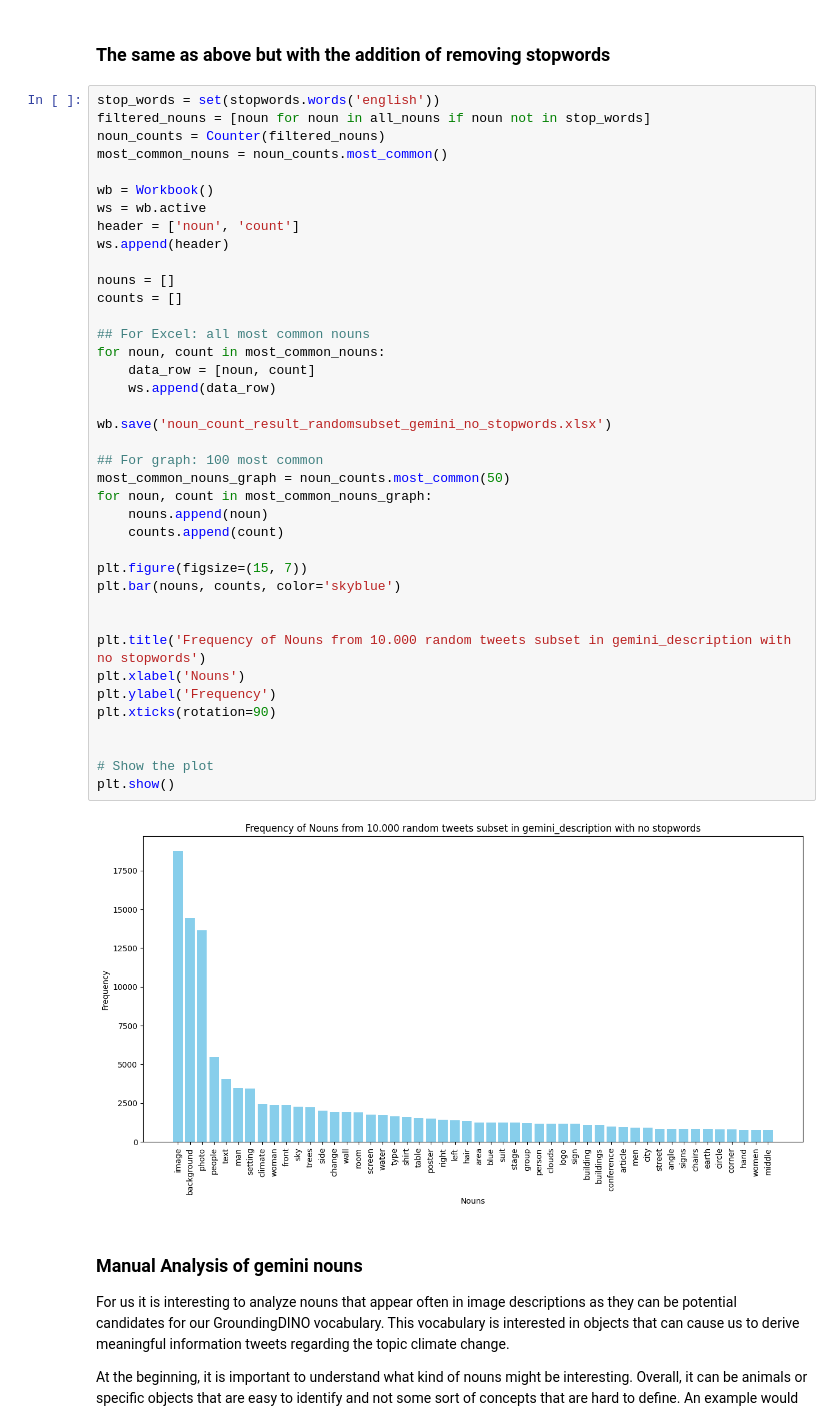
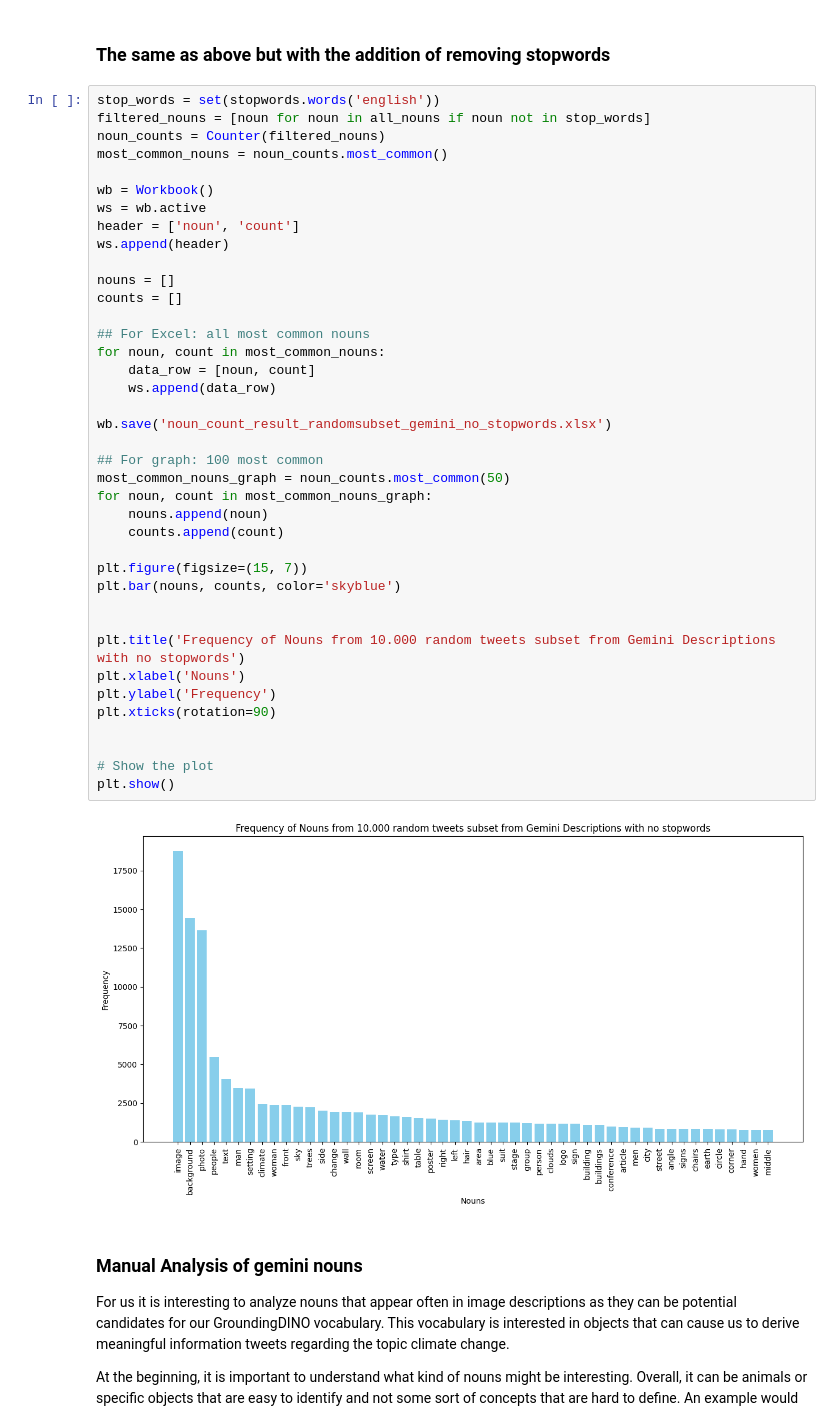
Before and after one commit to mkleinma/Team_Project_ComputerVision, a Jupyter notebook: analysis/Utilize Captions for Object Detection Vocabulary.ipynb, the cells around one changed output. Cells and saved outputs as stored; diff of their text form.

```diff
--- a/analysis/Utilize Captions for Object Detection Vocabulary.ipynb
+++ b/analysis/Utilize Captions for Object Detection Vocabulary.ipynb
@@ -110,35 +110,35 @@ header = ['noun', 'count']
 ws.append(header)
 
 nouns = []
 counts = []
 
 ## For Excel: all most common nouns
 for noun, count in most_common_nouns:
     data_row = [noun, count]
     ws.append(data_row)
 
 wb.save('noun_count_result_randomsubset_gemini_no_stopwords.xlsx')
 
 ## For graph: 100 most common
 most_common_nouns_graph = noun_counts.most_common(50)
 for noun, count in most_common_nouns_graph:
     nouns.append(noun)
     counts.append(count)
 
 plt.figure(figsize=(15, 7))
 plt.bar(nouns, counts, color='skyblue')
 
 
-plt.title('Frequency of Nouns from 10.000 random tweets subset in gemini_description with no stopwords')
+plt.title('Frequency of Nouns from 10.000 random tweets subset from Gemini Descriptions with no stopwords')
 plt.xlabel('Nouns')
 plt.ylabel('Frequency')
 plt.xticks(rotation=90)
 
 
 # Show the plot
 plt.show()
 # %% [output]
-[figure, old version]
+[figure, new version]
 # %% [markdown]
 ### Manual Analysis of gemini nouns
 For us it is interesting to analyze nouns that appear often in image descriptions as they can be potential candidates for our GroundingDINO vocabulary. This vocabulary is interested in objects that can cause us to derive meaningful information tweets regarding the topic climate change.
```
Also changed, not shown: 5 other files.
